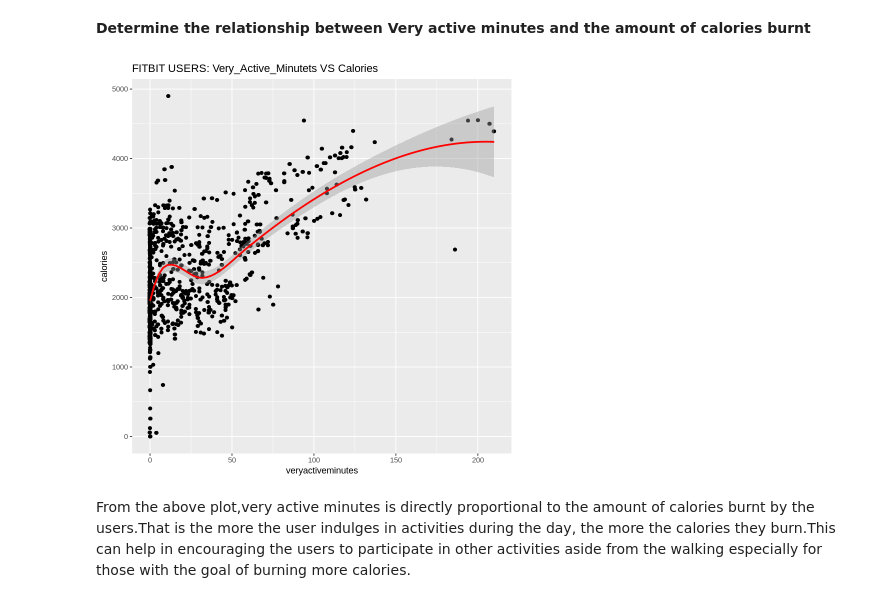
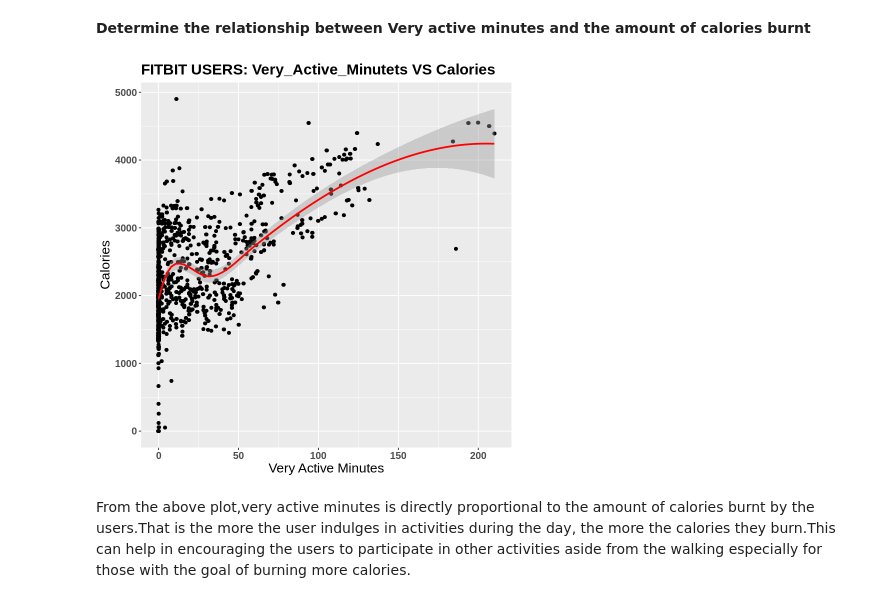
Before and after one commit to loureenvalyne/R_projects, a Jupyter notebook: Bellabeat_Case_Study_with_R.ipynb, the cells around one changed output. Drawn from its saved outputs; the diff is of its cells as text; code cells hidden in the pictures.

```diff
--- a/Bellabeat_Case_Study_with_R.ipynb
+++ b/Bellabeat_Case_Study_with_R.ipynb
@@ -421,11 +445,17 @@ Based on the above plot users who take more steps burn more calories. There is a
 # %%
 ggplot(Daily_Activity,aes(x=veryactiveminutes ,y= calories)) +
   geom_point() +
   geom_jitter() +
   geom_smooth(method = "loess", formula = 'y ~ x', color="red") +
-  labs(title = "FITBIT USERS: Very_Active_Minutets VS Calories")
+  labs(title = "FITBIT USERS: Very_Active_Minutets VS Calories", x= "Very Active Minutes", y="Calories") +
+  theme(
+      plot.title = element_text(size = 18, face = "bold"),
+      axis.title.x = element_text(size = 16),
+      axis.title.y = element_text(size = 16),
+      axis.text = element_text(size = 12, face="bold")
+      )
 # %% [output]
-[figure, old version]
+[figure, new version]
 # %% [markdown]
 From the above plot,very active minutes is directly proportional to the amount of calories burnt by the users.That is the more the user indulges in activities during the day, the more the calories they burn.This can help in encouraging the users to participate in other activities aside from the walking especially for those with the goal of burning more calories.
 # %% [markdown]
```
Also changed, not shown: parts of 10 cells of this notebook.
